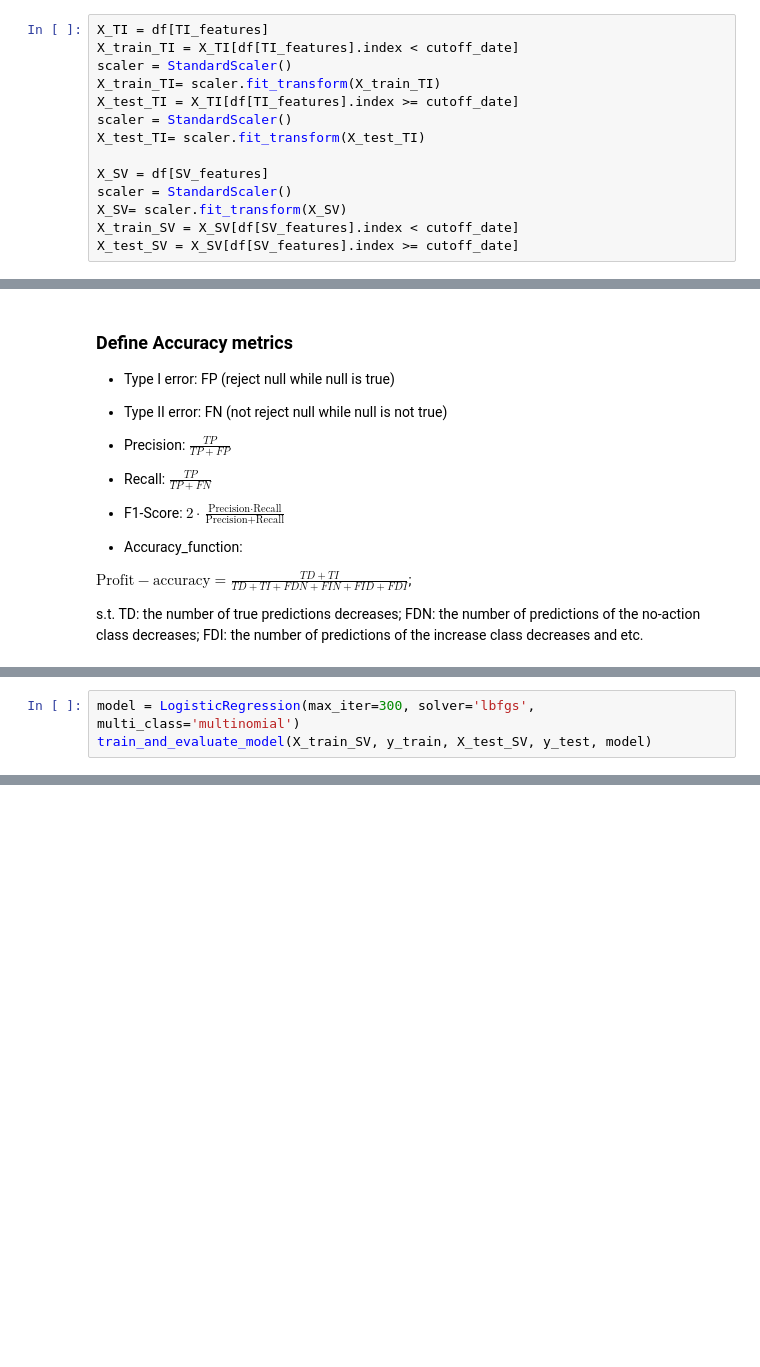
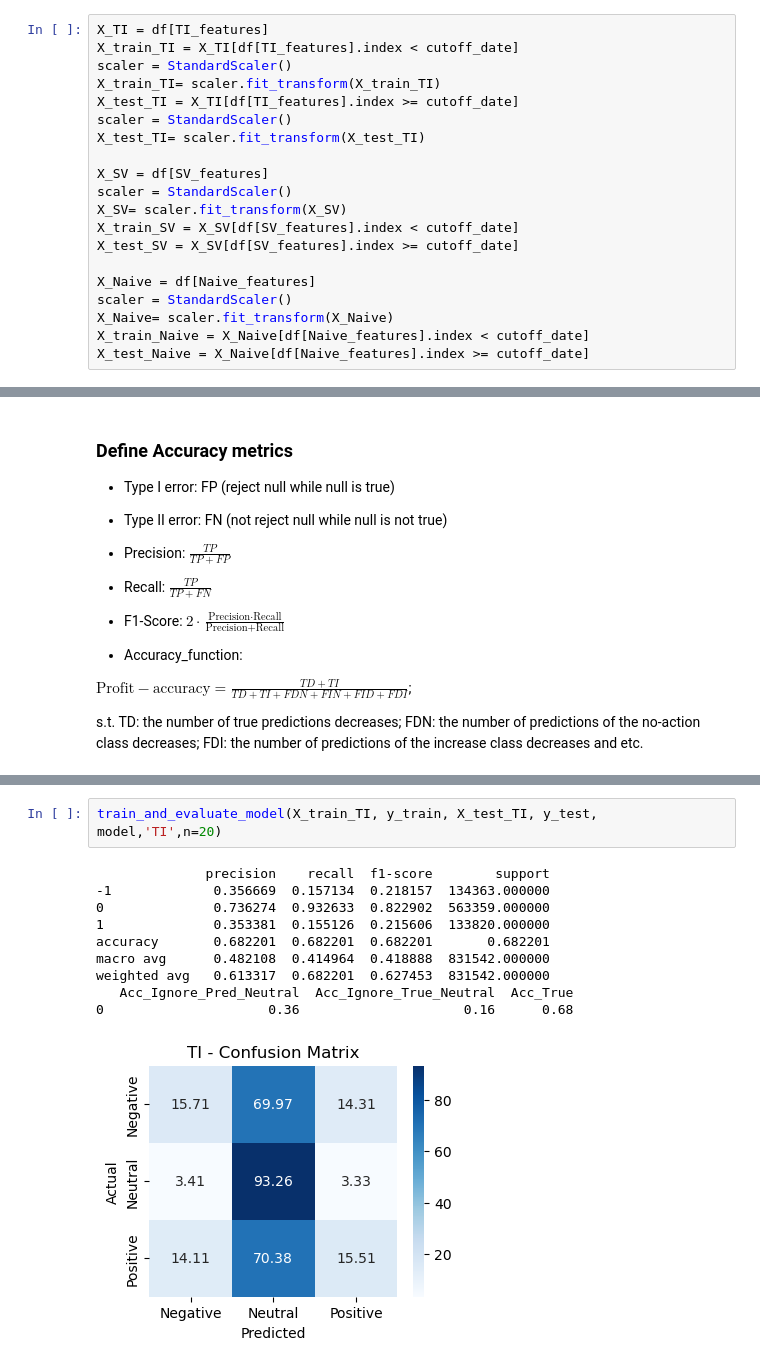
Before and after one commit to GraceXu402/price_prediction, a Jupyter notebook: LSTM model.ipynb, the cells around one changed output, grey strips where cells are left out. Cells and saved outputs as stored; diff of their text form; blank space fills up the shorter version.

```diff
--- a/LSTM model.ipynb
+++ b/LSTM model.ipynb
@@ -327,3 +194,9 @@ scaler = StandardScaler()
 X_SV= scaler.fit_transform(X_SV)
 X_train_SV = X_SV[df[SV_features].index < cutoff_date]
 X_test_SV = X_SV[df[SV_features].index >= cutoff_date]
+
+X_Naive = df[Naive_features]
+scaler = StandardScaler()
+X_Naive= scaler.fit_transform(X_Naive)
+X_train_Naive = X_Naive[df[Naive_features].index < cutoff_date]
+X_test_Naive = X_Naive[df[Naive_features].index >= cutoff_date]
@@ -495,3 +338,0 @@ train_and_evaluate_model(X_train_TI, y_train, X_test_TI, y_test, model)
-# %%
-model = LogisticRegression(max_iter=300, solver='lbfgs', multi_class='multinomial')
-train_and_evaluate_model(X_train_SV, y_train, X_test_SV, y_test, model)
@@ -544,0 +339,13 @@ for epochs in [50]:
+# %%
+train_and_evaluate_model(X_train_TI, y_train, X_test_TI, y_test, model,'TI',n=20)
+# %% [output]
+              precision    recall  f1-score        support
+-1             0.356669  0.157134  0.218157  134363.000000
+0              0.736274  0.932633  0.822902  563359.000000
+1              0.353381  0.155126  0.215606  133820.000000
+accuracy       0.682201  0.682201  0.682201       0.682201
+macro avg      0.482108  0.414964  0.418888  831542.000000
+weighted avg   0.613317  0.682201  0.627453  831542.000000
+   Acc_Ignore_Pred_Neutral  Acc_Ignore_True_Neutral  Acc_True
+0                     0.36                     0.16      0.68
+[figure, added]
```
Also changed, not shown: parts of 52 cells of this notebook.
